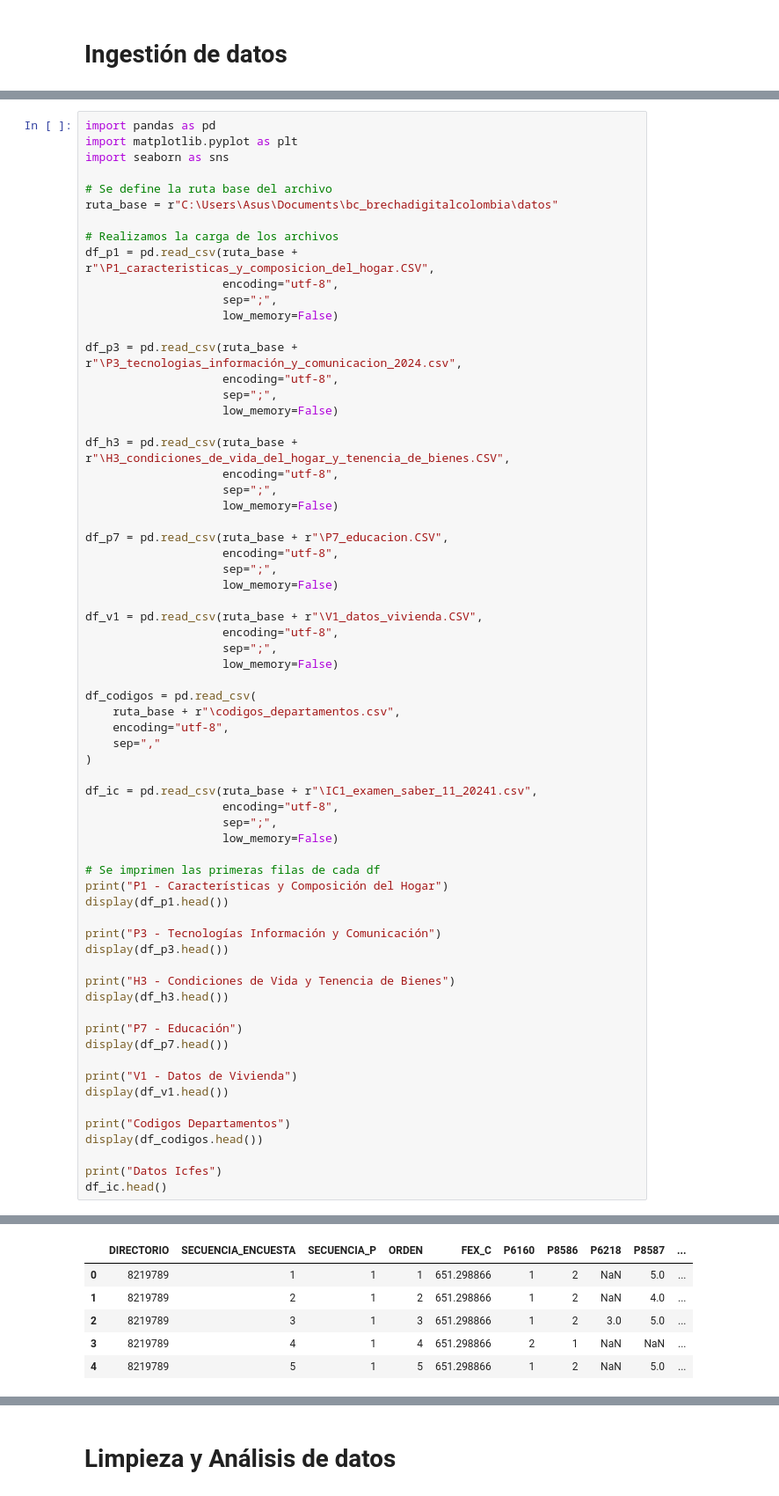
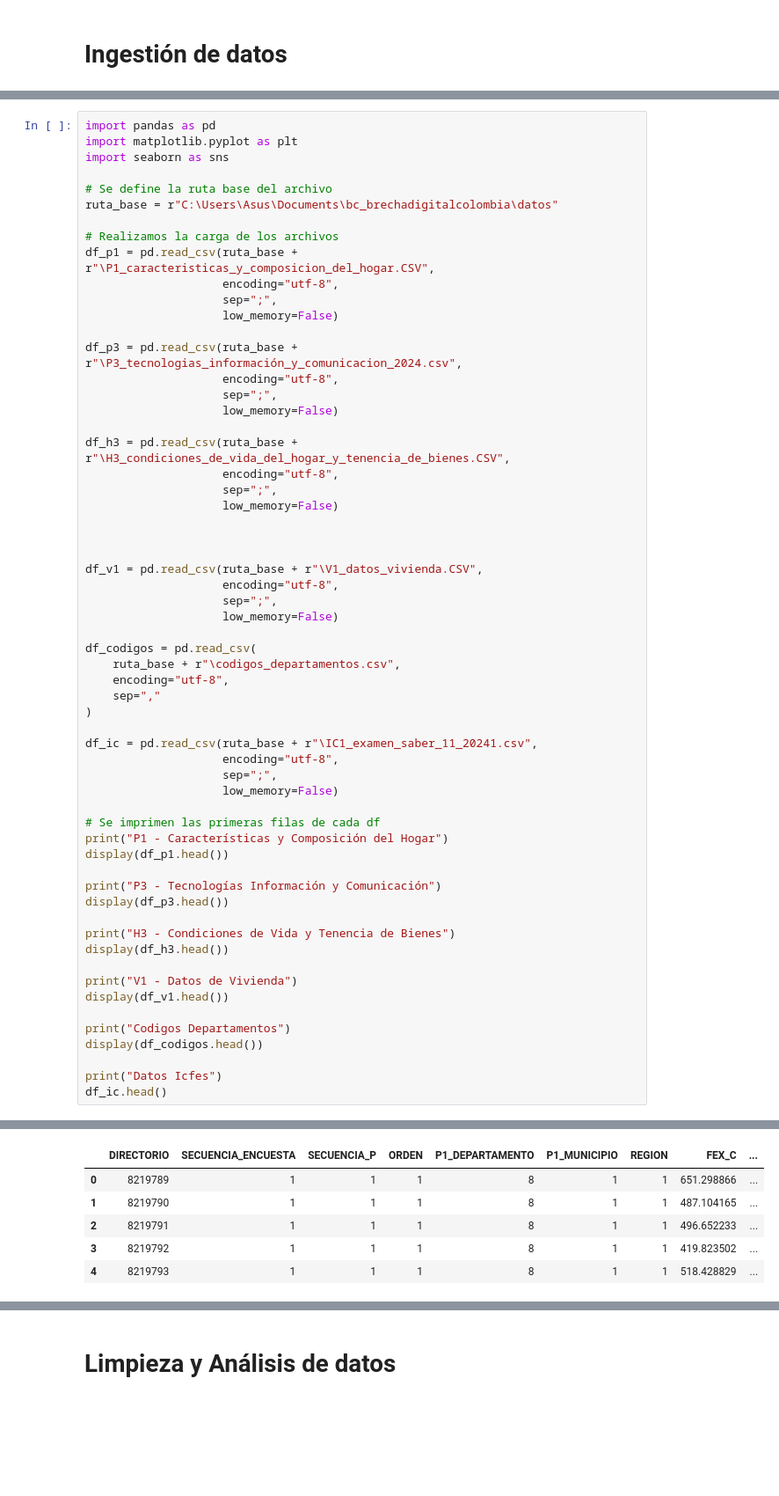
Before and after one commit to Alejagc0217/bc_brechadigitalcolombia, a Jupyter notebook: preguntas_proyecto.ipynb, the cells around one changed output, grey strips where cells are left out. Shown at 88% size. Saved outputs shown, nothing was run; the diff lists cells and outputs as text; blank space fills up the shorter version.

```diff
--- a/preguntas_proyecto.ipynb
+++ b/preguntas_proyecto.ipynb
@@ -79,10 +78,7 @@ df_h3 = pd.read_csv(ruta_base + r"\H3_condiciones_de_vida_del_hogar_y_tenencia_d
                     sep=";",
                     low_memory=False)
 
-df_p7 = pd.read_csv(ruta_base + r"\P7_educacion.CSV",
-                    encoding="utf-8",
-                    sep=";",
-                    low_memory=False)
+
 
 df_v1 = pd.read_csv(ruta_base + r"\V1_datos_vivienda.CSV",
                     encoding="utf-8",
@@ -110,9 +106,6 @@ display(df_p3.head())
 print("H3 - Condiciones de Vida y Tenencia de Bienes")
 display(df_h3.head())
 
-print("P7 - Educación")
-display(df_p7.head())
-
 print("V1 - Datos de Vivienda")
 display(df_v1.head())
 
@@ -150,6 +143,6 @@ P7 - Educación
-|  | DIRECTORIO | SECUENCIA_ENCUESTA | SECUENCIA_P | ORDEN | FEX_C | P6160 | P8586 | P6218 | P8587 | ... |
-| 0 | 8219789 | 1 | 1 | 1 | 651.298866 | 1 | 2 | NaN | 5.0 | ... |
-| 1 | 8219789 | 2 | 1 | 2 | 651.298866 | 1 | 2 | NaN | 4.0 | ... |
-| 2 | 8219789 | 3 | 1 | 3 | 651.298866 | 1 | 2 | 3.0 | 5.0 | ... |
-| 3 | 8219789 | 4 | 1 | 4 | 651.298866 | 2 | 1 | NaN | NaN | ... |
-| 4 | 8219789 | 5 | 1 | 5 | 651.298866 | 1 | 2 | NaN | 5.0 | ... |
+|  | DIRECTORIO | SECUENCIA_ENCUESTA | SECUENCIA_P | ORDEN | P1_DEPARTAMENTO | P1_MUNICIPIO | REGION | FEX_C | ... |
+| 0 | 8219789 | 1 | 1 | 1 | 8 | 1 | 1 | 651.298866 | ... |
+| 1 | 8219790 | 1 | 1 | 1 | 8 | 1 | 1 | 487.104165 | ... |
+| 2 | 8219791 | 1 | 1 | 1 | 8 | 1 | 1 | 496.652233 | ... |
+| 3 | 8219792 | 1 | 1 | 1 | 8 | 1 | 1 | 419.823502 | ... |
+| 4 | 8219793 | 1 | 1 | 1 | 8 | 1 | 1 | 518.428829 | ... |
```
Also changed, not shown: parts of 9 cells of this notebook.
